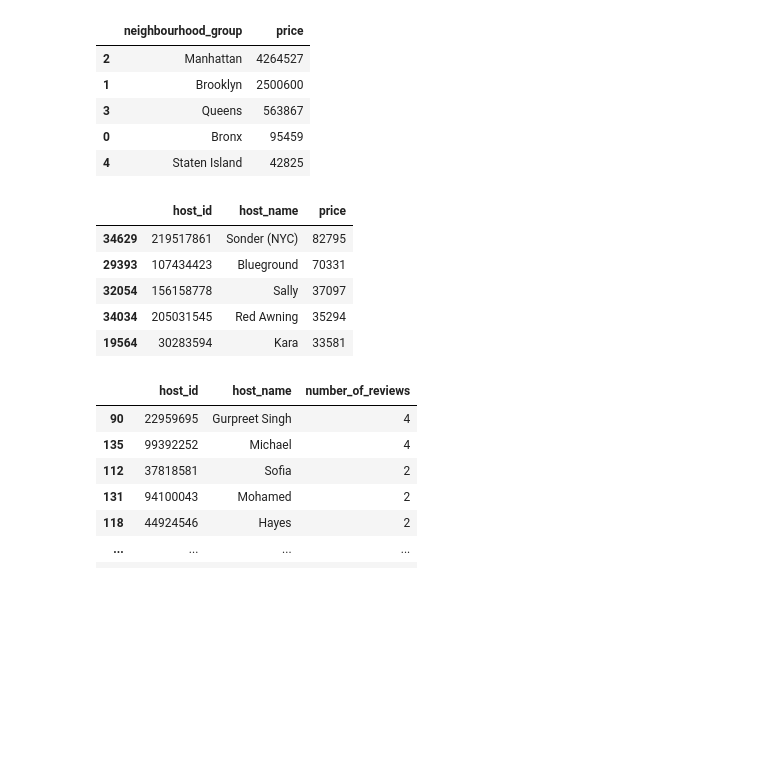
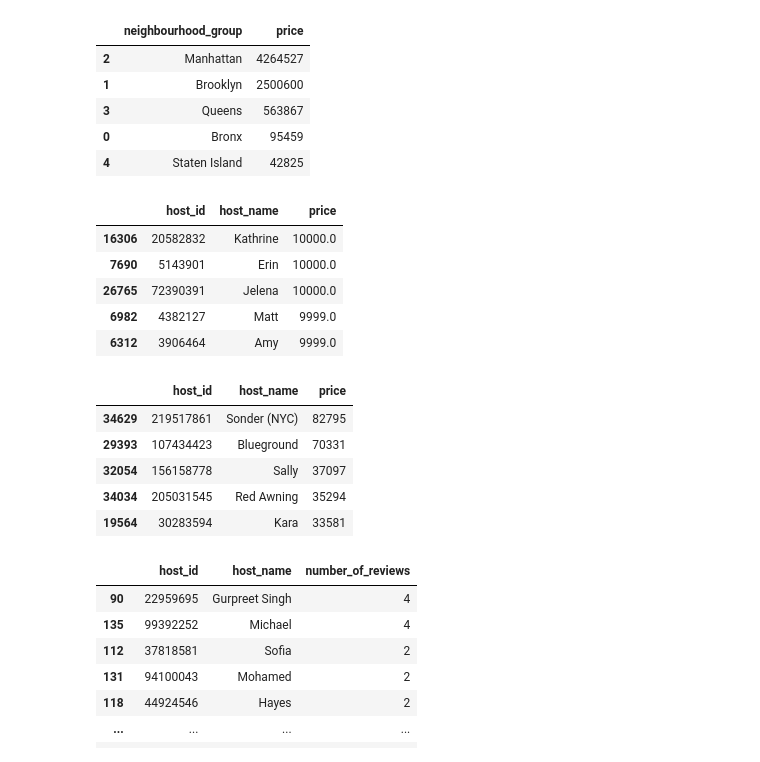
Before and after one commit to Sir-Roe/bootcamp, a Jupyter notebook: week_3/AirBnB_Case_Study_Project.ipynb, the cells around one changed output. Saved outputs shown, nothing was run; the diff lists cells and outputs as text; code cells hidden in the pictures; blank space fills up the shorter version.

```diff
--- a/week_3/AirBnB_Case_Study_Project.ipynb
+++ b/week_3/AirBnB_Case_Study_Project.ipynb
@@ -145,14 +145,25 @@ ab_data.groupby('neighbourhood_group',as_index=False).sum(True).round(2).sort_va
 # %%
 #Which top 5 hosts have the highest total price?
 #resorting old Sum data due to same group by condfitins
+#first display for comparison
+display(ab_data.groupby(['host_id','host_name'],as_index=False).mean(True).round(2).sort_values('price',ascending=False).head(5)[['host_id','host_name','price']])
+
+
+#this is what is asked for, but I don't think it is a good question to analyze
 display(ab_sum[['host_id','host_name','price']].sort_values('price',ascending=False).head(5))
 # %% [output]
 |  | host_id | host_name | price |
-| 34629 | 219517861 | Sonder (NYC) | 82795 |
-| 29393 | 107434423 | Blueground | 70331 |
-| 32054 | 156158778 | Sally | 37097 |
-| 34034 | 205031545 | Red Awning | 35294 |
-| 19564 | 30283594 | Kara | 33581 |
+| 16306 | 20582832 | Kathrine | 10000.0 |
+| 7690 | 5143901 | Erin | 10000.0 |
+| 26765 | 72390391 | Jelena | 10000.0 |
+| 6982 | 4382127 | Matt | 9999.0 |
+| 6312 | 3906464 | Amy | 9999.0 |
+|  | host_id | host_name | price |
+| 34629 | 219517861 | Sonder (NYC) | 82795 |
+| 29393 | 107434423 | Blueground | 70331 |
+| 32054 | 156158778 | Sally | 37097 |
+| 34034 | 205031545 | Red Awning | 35294 |
+| 19564 | 30283594 | Kara | 33581 |
 # %%
 # Who currently has no (zero) availability with a review count of 100 or more?
 
```
Also changed, not shown: parts of 4 cells of this notebook, 1 other file.
